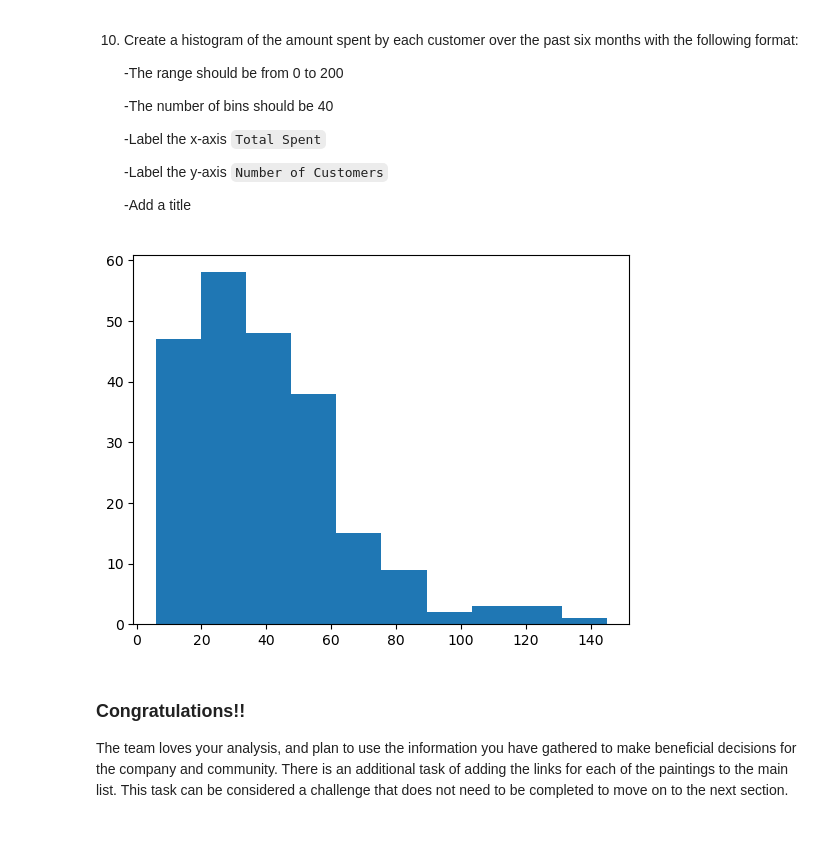
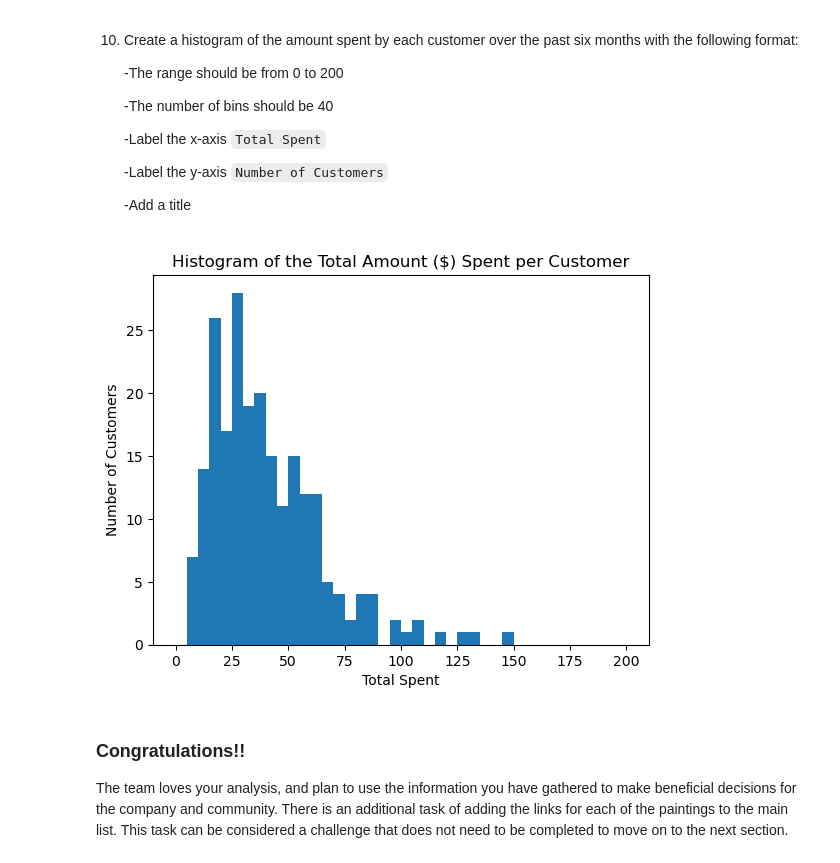
Before and after one commit to thejjserg/foodwheel, a Jupyter notebook: foodwheel_project.ipynb, the cells around one changed output. Drawn from its saved outputs; the diff is of its cells as text; code cells hidden in the pictures; blank space fills up the shorter version.

```diff
--- a/foodwheel_project.ipynb
+++ b/foodwheel_project.ipynb
@@ -275,16 +275,18 @@ customer_amount.head()
 # %%
 # Create a Histogram
 plt.hist(customer_amount["price"],
         range = (0, 200),
         bins = 40)
 
 # Create labels for the plot
-plt.title("Histogram of the Total Am")
+plt.title("Histogram of the Total Amount ($) Spent per Customer")
+plt.xlabel("Total Spent")
+plt.ylabel("Number of Customers")
 
 # Show the plot
 plt.show()
 # %% [output]
-[figure, old version]
+[figure, new version]
 # %% [markdown]
 ### Congratulations!!
 
```
Also changed, not shown: parts of 3 cells of this notebook.
